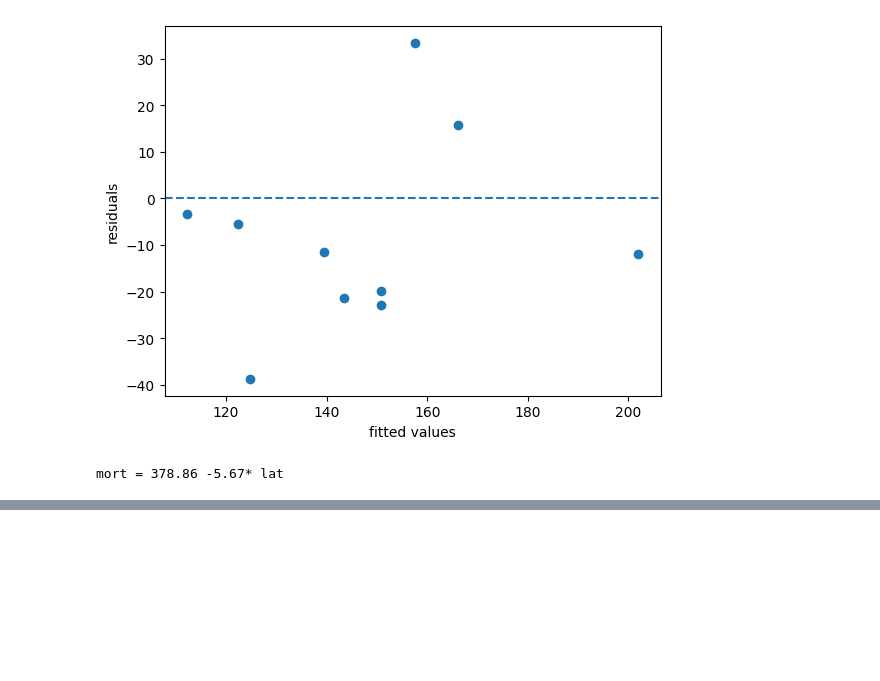
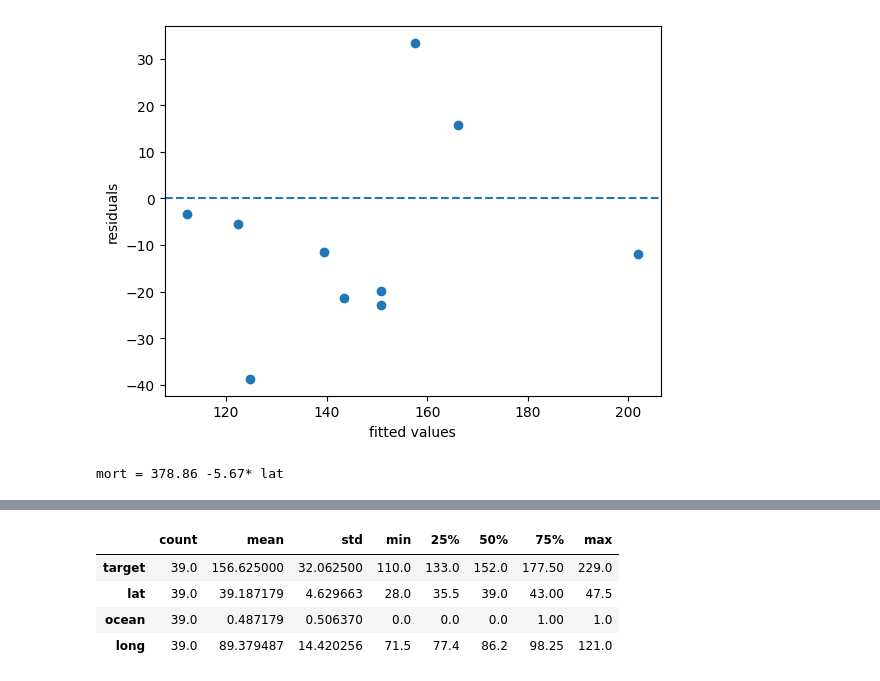
Before and after one commit to heber1502/linear_regression, a Jupyter notebook: 01_skin_cancer.ipynb, the cells around one changed output, grey strips where cells are left out. Cells and saved outputs as stored; diff of their text form; code cells hidden in the pictures; blank space fills up the shorter version.

```diff
--- a/01_skin_cancer.ipynb
+++ b/01_skin_cancer.ipynb
@@ -206,0 +264,8 @@ mort = 378.86 -5.67* lat
+# %%
+display(df_train.describe().T)
+# %% [output]
+|  | count | mean | std | min | 25% | 50% | 75% | max |
+| target | 39.0 | 156.625000 | 32.062500 | 110.0 | 133.0 | 152.0 | 177.50 | 229.0 |
+| lat | 39.0 | 39.187179 | 4.629663 | 28.0 | 35.5 | 39.0 | 43.00 | 47.5 |
+| ocean | 39.0 | 0.487179 | 0.506370 | 0.0 | 0.0 | 0.0 | 1.00 | 1.0 |
+| long | 39.0 | 89.379487 | 14.420256 | 71.5 | 77.4 | 86.2 | 98.25 | 121.0 |
```
Also changed, not shown: parts of 11 cells of this notebook, 2 other files.
